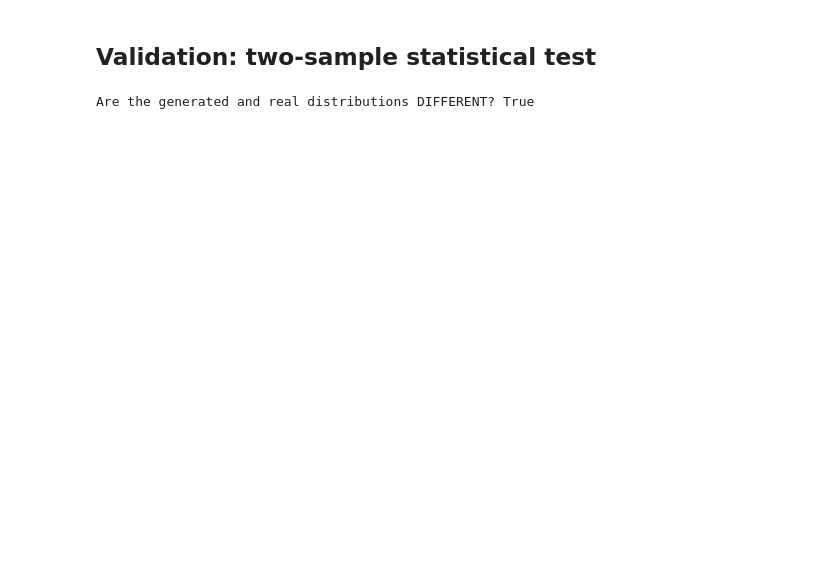
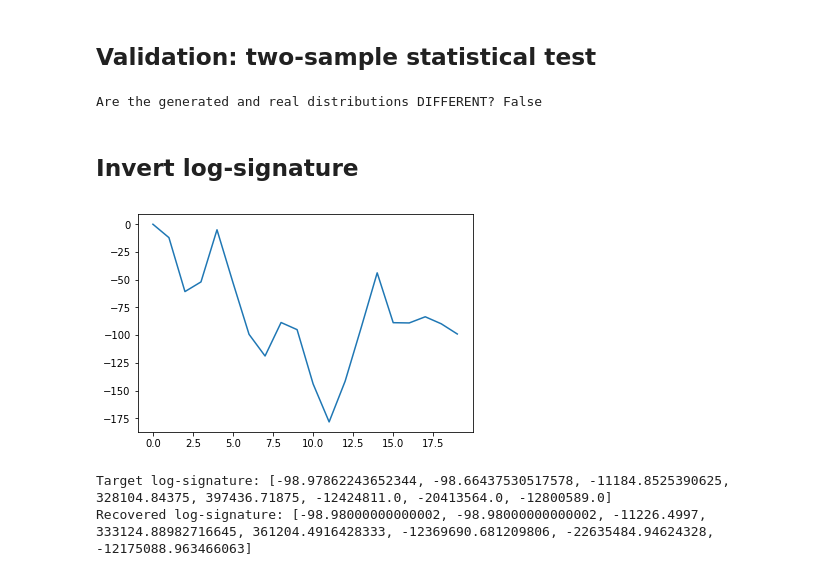
Before and after one commit to imanolperez/market_simulator, a Jupyter notebook: notebooks/market_generator.ipynb, the cells around one changed output. Saved outputs shown, nothing was run; the diff lists cells and outputs as text; code cells hidden in the pictures; blank space fills up the shorter version.

```diff
--- a/notebooks/market_generator.ipynb
+++ b/notebooks/market_generator.ipynb
@@ -66,9 +86,42 @@ plt.show()
 # %% [markdown]
 ## Validation: two-sample statistical test
-# %%
-res = process_discriminator.test(generated_sigs, real_sigs, order=4, compute_sigs=False,
-                                 confidence_level=0.99)
-
-print("Are the generated and real distributions DIFFERENT? {}".format(res))
-# %% [output]
-Are the generated and real distributions DIFFERENT? True
+# %%
+import process_discriminator
+
+normalised_generated = np.array([MG.generate(cond, normalised=True) for cond in MG.conditions])
+sigs1 = np.array([tosig.logsig2sig(logsig, 2, order) for logsig in tqdm(normalised_generated)])
+sigs2 = np.array([tosig.logsig2sig(logsig, 2, order) for logsig in tqdm(MG.logsigs)])
+
+res = process_discriminator.test(sigs1, sigs2, order=order, compute_sigs=False,
+                                 confidence_level=0.99)
+
+print("Are the generated and real distributions DIFFERENT? {}".format(res))
+# %% [output]
+Are the generated and real distributions DIFFERENT? False
+# %% [markdown]
+## Invert log-signature
+# %%
+import logsig_inversion
+from esig.tosig import stream2logsig
+from utils.leadlag import leadlag
+
+logsig = MG.generate(MG.conditions[0])
+# %%
+pip = 0.01
+n_pips = 50 * 100 # 50$
+n_points = 21
+
+n_iterations = 1000
+n_organisms = 100
+
+recovered_path, loss = logsig_inversion.train(logsig, order, n_iterations, n_organisms, n_points,
+                                              pip, n_pips)
+# %%
+plt.plot(recovered_path)
+plt.show()
+print(f"Target log-signature: {logsig.tolist()}")
+print(f"Recovered log-signature: {stream2logsig(leadlag(recovered_path), order).tolist()}")
+# %% [output]
+[figure, added]
+Target log-signature: [-98.97862243652344, -98.66437530517578, -11184.8525390625, 328104.84375, 397436.71875, -12424811.0, -20413564.0, -12800589.0]
+Recovered log-signature: [-98.98000000000002, -98.98000000000002, -11226.4997, 333124.88982716645, 361204.4916428333, -12369690.681209806, -22635484.94624328, -12175088.963466063]
```
Also changed, not shown: parts of 8 cells of this notebook, 4 other files.
